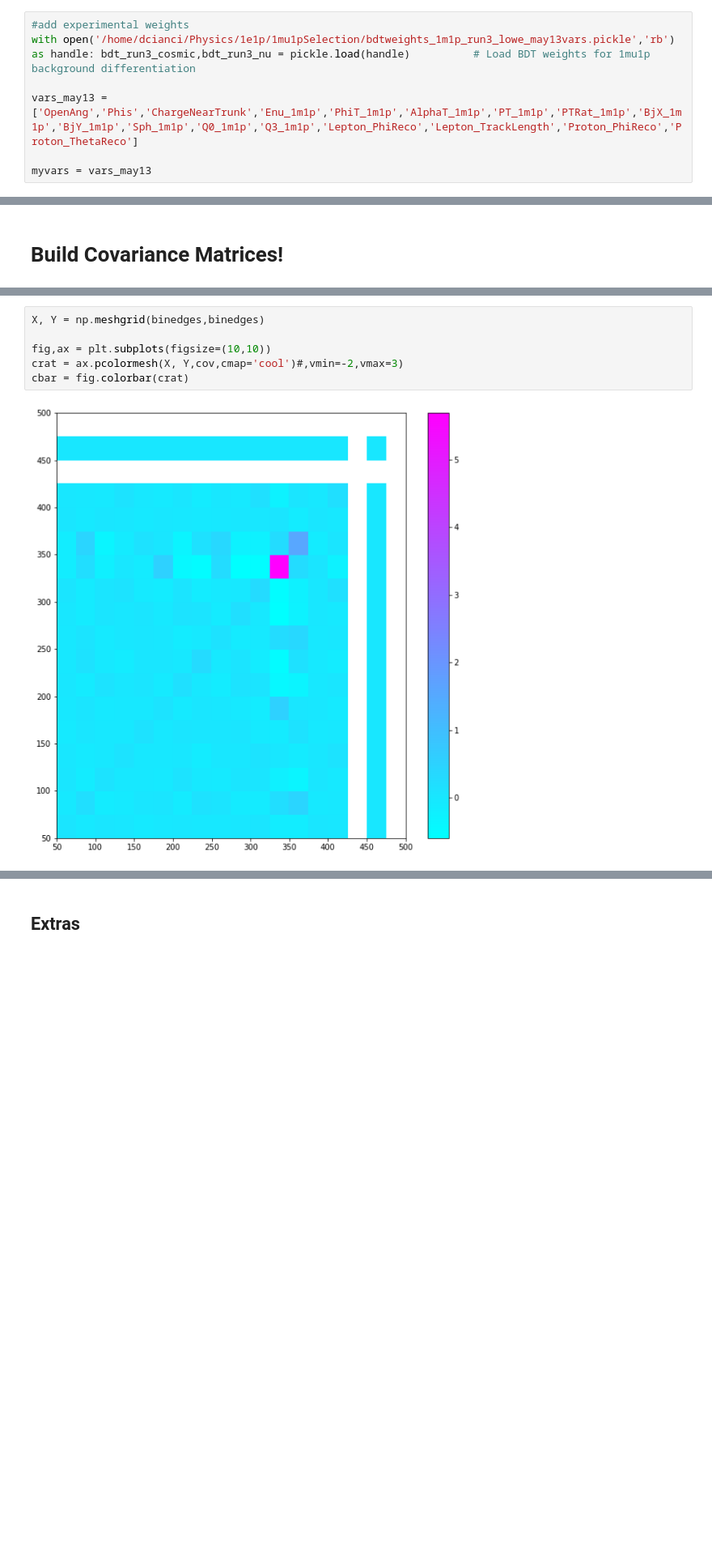
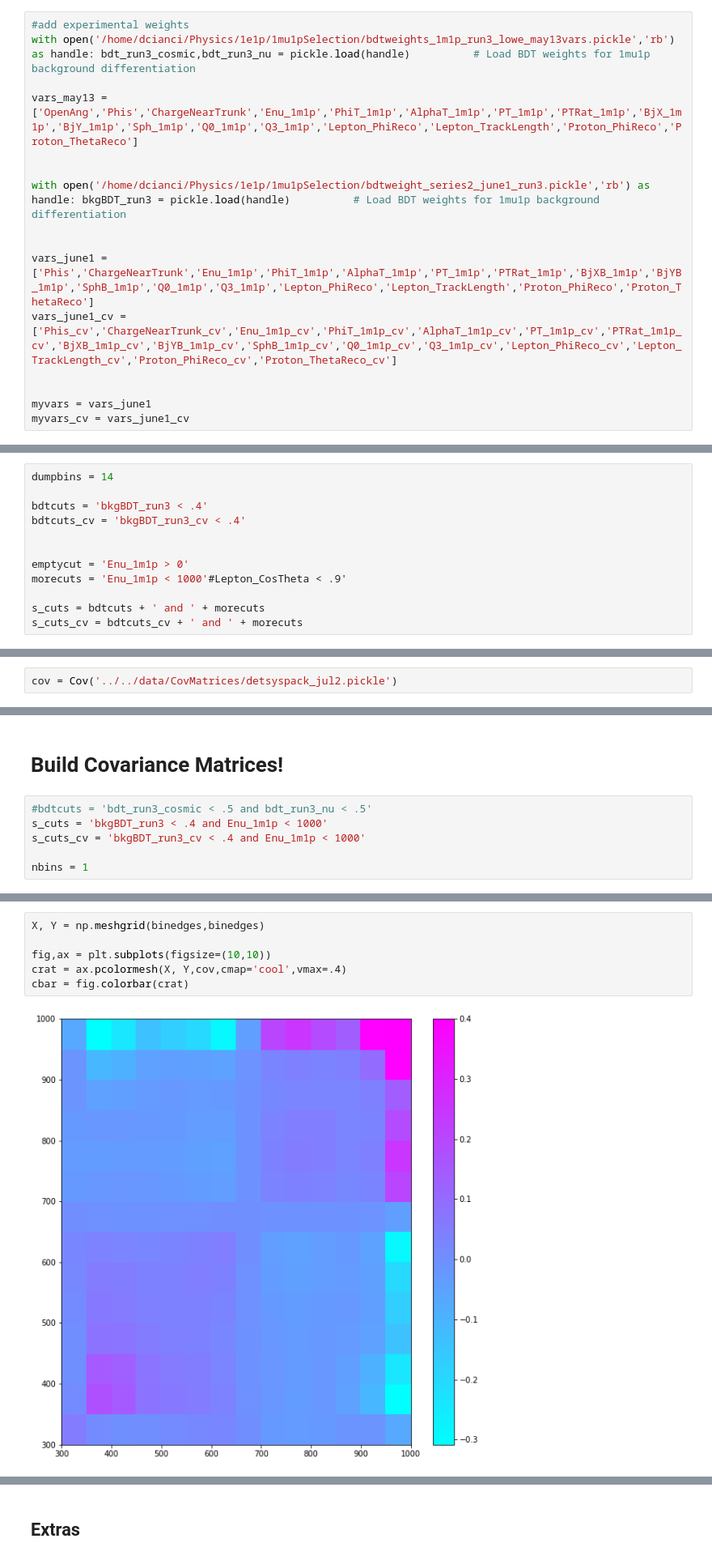
Before and after one commit to LArbys/1L1PSelection, a Jupyter notebook: Notebooks/DetSys.ipynb, the cells around one changed output, grey strips where cells are left out. Shown at 81% size. Drawn from its saved outputs; the diff is of its cells as text; blank space fills up the shorter version.

Commit message:
Jul 8 Backup, several ease of use updates, cleaner detsys and plotting

```diff
--- a/Notebooks/DetSys.ipynb
+++ b/Notebooks/DetSys.ipynb
@@ -115,5 +117,14 @@ with open('/home/dcianci/Physics/1e1p/1mu1pSelection/bdtweights_1m1p_run3_lowe_m
 
 vars_may13 = ['OpenAng','Phis','ChargeNearTrunk','Enu_1m1p','PhiT_1m1p','AlphaT_1m1p','PT_1m1p','PTRat_1m1p','BjX_1m1p','BjY_1m1p','Sph_1m1p','Q0_1m1p','Q3_1m1p','Lepton_PhiReco','Lepton_TrackLength','Proton_PhiReco','Proton_ThetaReco']
 
-myvars = vars_may13
+
+with open('/home/dcianci/Physics/1e1p/1mu1pSelection/bdtweight_series2_june1_run3.pickle','rb') as handle: bkgBDT_run3 = pickle.load(handle)          # Load BDT weights for 1mu1p background differentiation
+
+
+vars_june1 = ['Phis','ChargeNearTrunk','Enu_1m1p','PhiT_1m1p','AlphaT_1m1p','PT_1m1p','PTRat_1m1p','BjXB_1m1p','BjYB_1m1p','SphB_1m1p','Q0_1m1p','Q3_1m1p','Lepton_PhiReco','Lepton_TrackLength','Proton_PhiReco','Proton_ThetaReco']
+vars_june1_cv = ['Phis_cv','ChargeNearTrunk_cv','Enu_1m1p_cv','PhiT_1m1p_cv','AlphaT_1m1p_cv','PT_1m1p_cv','PTRat_1m1p_cv','BjXB_1m1p_cv','BjYB_1m1p_cv','SphB_1m1p_cv','Q0_1m1p_cv','Q3_1m1p_cv','Lepton_PhiReco_cv','Lepton_TrackLength_cv','Proton_PhiReco_cv','Proton_ThetaReco_cv']
+
+
+myvars = vars_june1
+myvars_cv = vars_june1_cv
 # %%
@@ -183,0 +156,12 @@ for dist in varlist:
+# %%
+dumpbins = 14
+
+bdtcuts = 'bkgBDT_run3 < .4'
+bdtcuts_cv = 'bkgBDT_run3_cv < .4'
+
+
+emptycut = 'Enu_1m1p > 0'
+morecuts = 'Enu_1m1p < 1000'#Lepton_CosTheta < .9'
+
+s_cuts = bdtcuts + ' and ' + morecuts
+s_cuts_cv = bdtcuts_cv + ' and ' + morecuts
@@ -183,0 +276,2 @@ for dist in varlist:
+# %%
+cov = Cov('../../data/CovMatrices/detsyspack_jul2.pickle')
@@ -184,3 +307,9 @@ for dist in varlist:
 # %% [markdown]
 # Build Covariance Matrices!
+# %%
+#bdtcuts = 'bdt_run3_cosmic < .5 and bdt_run3_nu < .5'
+s_cuts = 'bkgBDT_run3 < .4 and Enu_1m1p < 1000'
+s_cuts_cv = 'bkgBDT_run3_cv < .4 and Enu_1m1p < 1000'
+
+nbins = 1
 # %%
@@ -226,8 +455,8 @@ for dist in varlistSel:
 # %%
 X, Y = np.meshgrid(binedges,binedges)
 
 fig,ax = plt.subplots(figsize=(10,10))
-crat = ax.pcolormesh(X, Y,cov,cmap='cool')#,vmin=-2,vmax=3)
+crat = ax.pcolormesh(X, Y,cov,cmap='cool',vmax=.4)
 cbar = fig.colorbar(crat)
 # %% [output]
-[figure, old version]
+[figure, new version]
```
Also changed, not shown: parts of 23 cells of this notebook, 2 other files.
